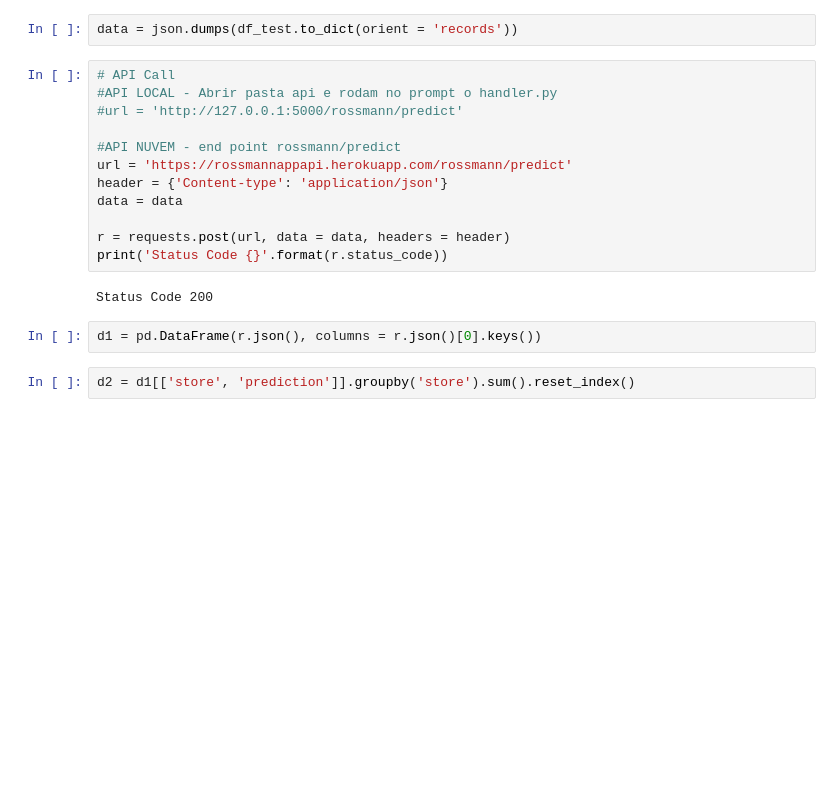
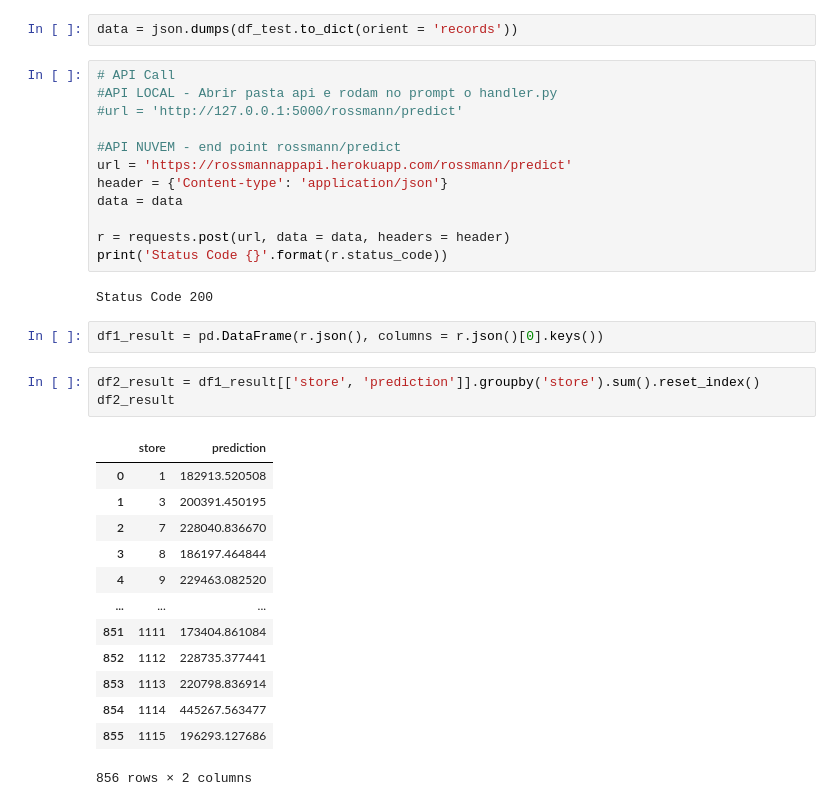
Before and after one commit to LeonardoArndt/proj2_ds_em_prod, a Jupyter notebook: m10_v01_store_sales_prediction.ipynb, the cells around one changed output. Saved outputs shown, nothing was run; the diff lists cells and outputs as text; blank space fills up the shorter version.

```diff
--- a/m10_v01_store_sales_prediction.ipynb
+++ b/m10_v01_store_sales_prediction.ipynb
@@ -1719,7 +1716,22 @@ print('Status Code {}'.format(r.status_code))
 # %% [output]
 Status Code 200
 # %%
-d1 = pd.DataFrame(r.json(), columns = r.json()[0].keys())
+df1_result = pd.DataFrame(r.json(), columns = r.json()[0].keys())
 # %%
-d2 = d1[['store', 'prediction']].groupby('store').sum().reset_index()
+df2_result = df1_result[['store', 'prediction']].groupby('store').sum().reset_index()
+df2_result
+# %% [output]
+|  | store | prediction |
+| 0 | 1 | 182913.520508 |
+| 1 | 3 | 200391.450195 |
+| 2 | 7 | 228040.836670 |
+| 3 | 8 | 186197.464844 |
+| 4 | 9 | 229463.082520 |
+| ... | ... | ... |
+| 851 | 1111 | 173404.861084 |
+| 852 | 1112 | 228735.377441 |
+| 853 | 1113 | 220798.836914 |
+| 854 | 1114 | 445267.563477 |
+| 855 | 1115 | 196293.127686 |
+856 rows × 2 columns
 # %%
```
Also changed, not shown: parts of 4 cells of this notebook.
